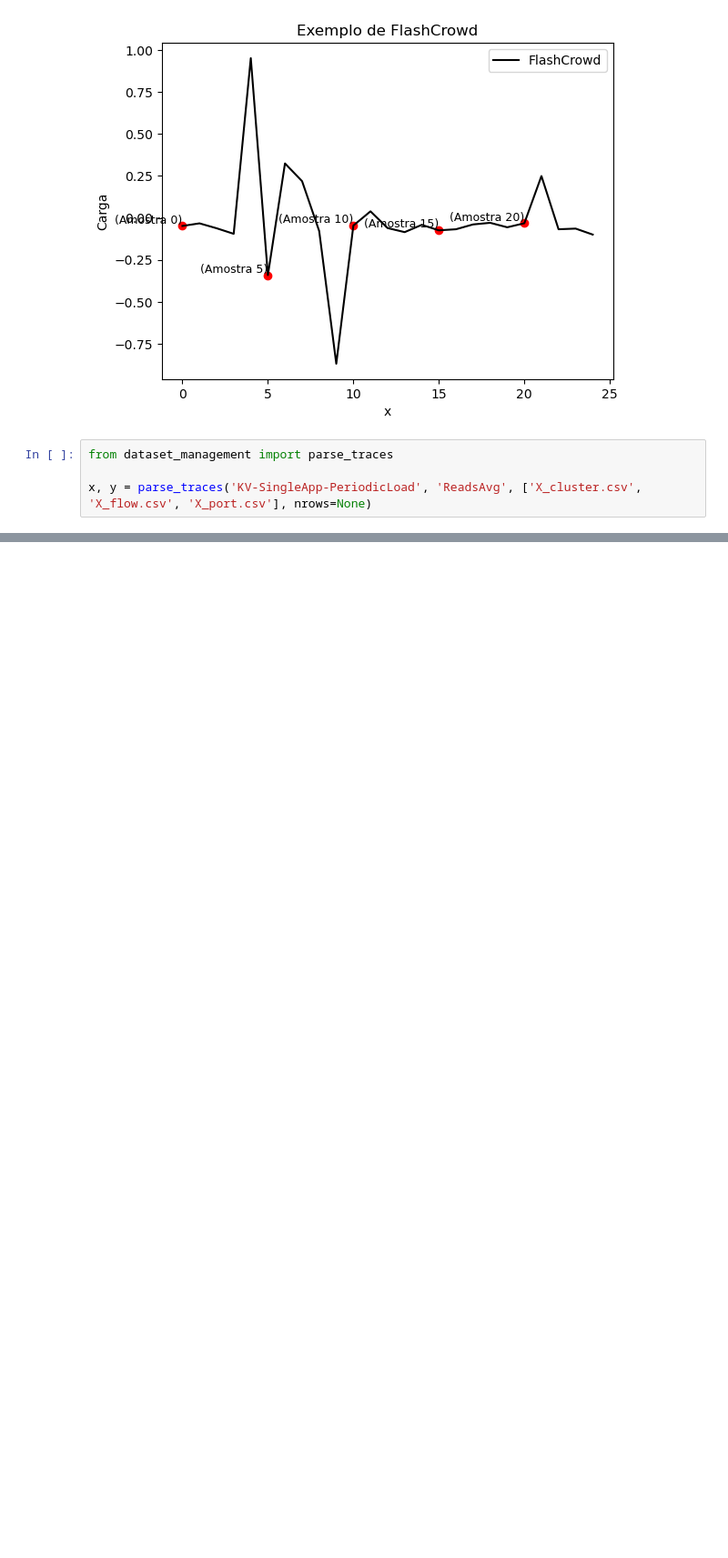
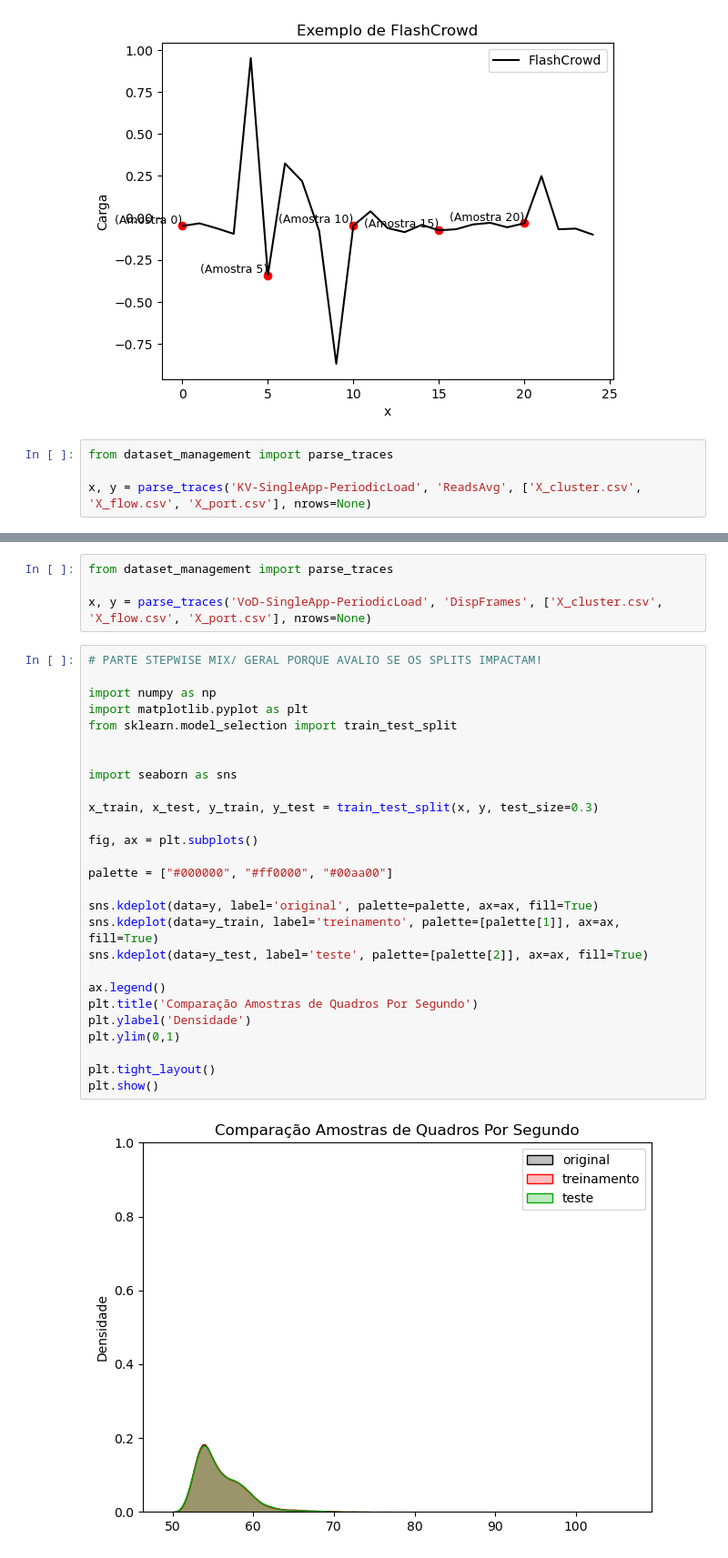
Before and after one commit to DaviVilarinho/ic-intervalo-qos, a Jupyter notebook: AnaliseNaivePeriodic.ipynb, the cells around one changed output, grey strips where cells are left out. Shown at 91% size. Saved outputs shown, nothing was run; the diff lists cells and outputs as text; blank space fills up the shorter version.

```diff
--- a/AnaliseNaivePeriodic.ipynb
+++ b/AnaliseNaivePeriodic.ipynb
@@ -163,0 +185,33 @@ plt.plot()
+# %%
+from dataset_management import parse_traces
+
+x, y = parse_traces('VoD-SingleApp-PeriodicLoad', 'DispFrames', ['X_cluster.csv', 'X_flow.csv', 'X_port.csv'], nrows=None)
+# %%
+# PARTE STEPWISE MIX/ GERAL PORQUE AVALIO SE OS SPLITS IMPACTAM!
+
+import numpy as np
+import matplotlib.pyplot as plt
+from sklearn.model_selection import train_test_split
+
+
+import seaborn as sns
+
+x_train, x_test, y_train, y_test = train_test_split(x, y, test_size=0.3)
+
+fig, ax = plt.subplots()
+
+palette = ["#000000", "#ff0000", "#00aa00"]
+
+sns.kdeplot(data=y, label='original', palette=palette, ax=ax, fill=True)
+sns.kdeplot(data=y_train, label='treinamento', palette=[palette[1]], ax=ax, fill=True)
+sns.kdeplot(data=y_test, label='teste', palette=[palette[2]], ax=ax, fill=True)
+
+ax.legend()
+plt.title('Comparação Amostras de Quadros Por Segundo')
+plt.ylabel('Densidade')
+plt.ylim(0,1)
+
+plt.tight_layout()
+plt.show()
+# %% [output]
+[figure, added]
```
Also changed, not shown: parts of 3 cells of this notebook, 1 other file.
